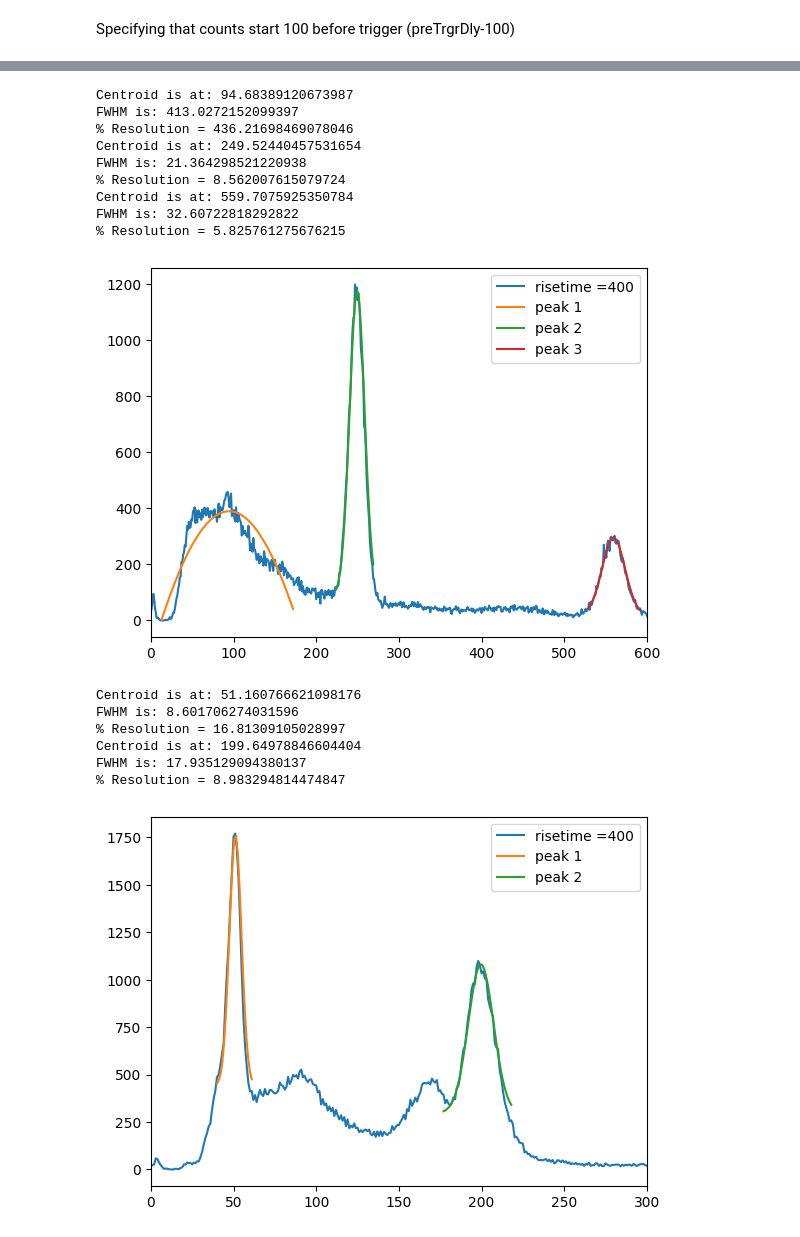
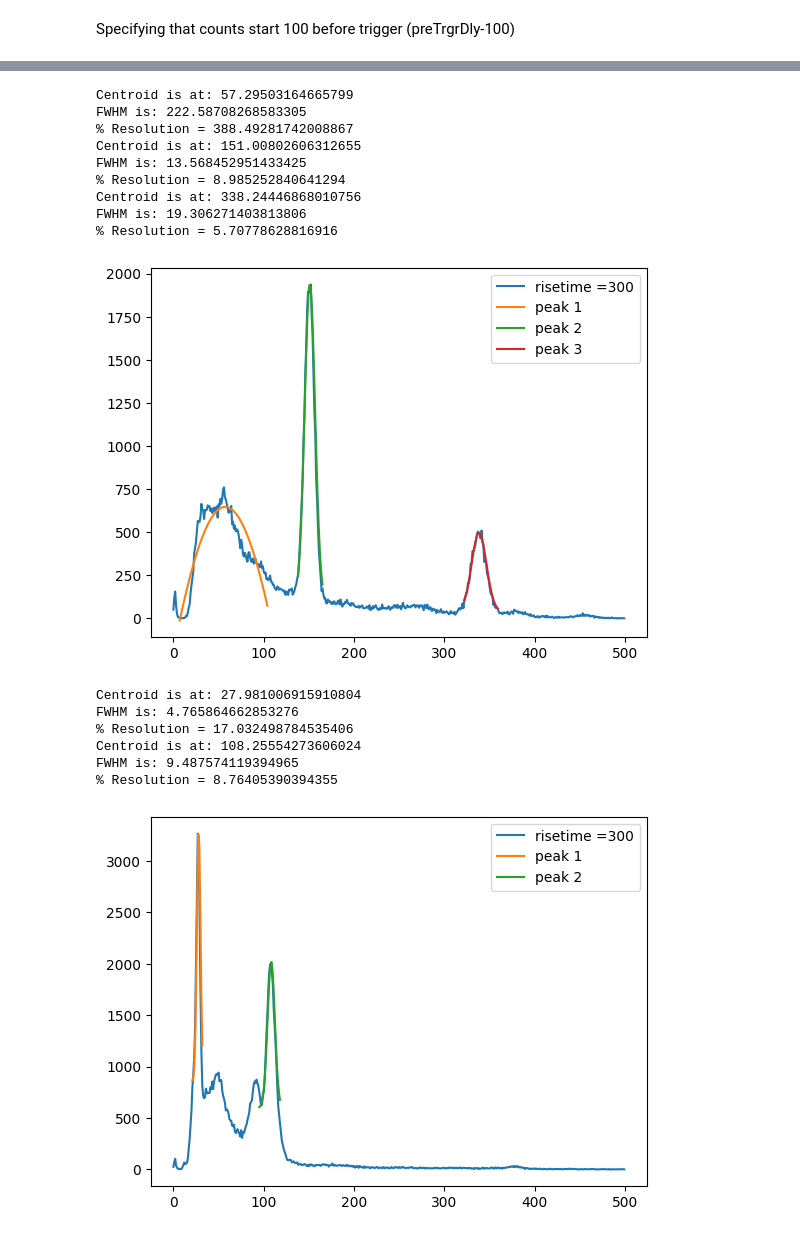
Before and after one commit to UCB-NE-204-2022/Devin_Thatcher_NE204, a Jupyter notebook: Lab2/Jupyter/NE204Lab2.ipynb, the cells around one changed output, grey strips where cells are left out. Cells and saved outputs as stored; diff of their text form; code cells hidden in the pictures.

```diff
--- a/Lab2/Jupyter/NE204Lab2.ipynb
+++ b/Lab2/Jupyter/NE204Lab2.ipynb
@@ -77,5 +78,5 @@ The initial pulses generally decay by about 400 counts in (1.6 microseconds). Do
 # %%
-filelocation = r"C:\Users\Operator\Documents\Devin\Code\Data\NaI_Co60_120s.h5"
+filelocation = r"C:\Users\Operator\Documents\Devin\Code\Data\NaI_Cs137_4cm_30.h5"
 events = 100000
 XRange = 2000
 preTrgrDly = 1000
@@ -86,7 +87,7 @@ risetime = 400
 
 spectra = CreateSpectra(filelocation, events, XRange, preTrgrDly, risetime)
 
-hist, bins = np.histogram(spectra, bins = 5000)
+hist, bins = np.histogram(spectra, bins = 1000, range = (0, 400000))
 plt.plot(range(np.size(hist)), hist, label="risetime =" + str(risetime))
 
 Xranges, coefficients, numberofpeaks, FWHMs = PeakInfo(hist, peakdistance, prominencefactor)
@@ -97,6 +98,5 @@ for i in range(numberofpeaks):
     print("% Resolution = " + str(100*2.35*coefficients[i][2]/coefficients[i][1]))
 
 plt.legend(loc='upper right')
-plt.xlim(0, 600)
 plt.show()
 # %% [output]
@@ -109,0 +219,24 @@ FWHM is: 25.14614280577782
+# %%
+filelocation = r"C:\Users\Operator\Documents\Devin\Code\Data\NaI_Co60_120s.h5"
+events = 100000
+XRange = 2000
+preTrgrDly = 1000
+peakdistance = 10
+prominencefactor = 2
+
+risetime = 300
+
+spectra = CreateSpectra(filelocation, events, XRange, preTrgrDly, risetime)
+
+hist, bins = np.histogram(spectra, bins = 500, range = (0, 200000))
+plt.plot(range(np.size(hist)), hist, label="risetime =" + str(risetime))
+
+Xranges, coefficients, numberofpeaks, FWHMs = PeakInfo(hist, peakdistance, prominencefactor)
+for i in range(numberofpeaks):
+    plt.plot(Xranges[i], Gaussian(Xranges[i], *coefficients[i]), label="peak " + str(i+1))
+    print("Centroid is at: " + str(coefficients[i][1]))
+    print("FWHM is: " + str(2.35*coefficients[i][2]))
+    print("% Resolution = " + str(100*2.35*coefficients[i][2]/coefficients[i][1]))
+
+plt.legend(loc='upper right')
+plt.show()
@@ -115,11 +256,11 @@ preTrgrDly = 1000
 peakdistance = 10
 prominencefactor = 8
 
-risetime = 400
+risetime = 300
 
 spectra = CreateSpectra(filelocation, events, XRange, preTrgrDly, risetime)
 
-hist, bins = np.histogram(spectra, bins = 5000)
+hist, bins = np.histogram(spectra, bins = 500, range = (0,200000))
 plt.plot(range(np.size(hist)), hist, label="risetime =" + str(risetime))
 
 Xranges, coefficients, numberofpeaks, FWHMs = PeakInfo(hist, peakdistance, prominencefactor)
@@ -130,6 +271,5 @@ for i in range(numberofpeaks):
     print("% Resolution = " + str(100*2.35*coefficients[i][2]/coefficients[i][1]))
 
 plt.legend(loc='upper right')
-plt.xlim(0, 600)
 plt.show()
 # %% [output]
@@ -148,11 +288,11 @@ preTrgrDly = 1000
 peakdistance = 10
 prominencefactor = 5
 
-risetime = 400
+risetime = 300
 
 spectra = CreateSpectra(filelocation, events, XRange, preTrgrDly, risetime)
 
-hist, bins = np.histogram(spectra, bins = 5000)
+hist, bins = np.histogram(spectra, bins = 500, range = (0,200000))
 plt.plot(range(np.size(hist)), hist, label="risetime =" + str(risetime))
 
 Xranges, coefficients, numberofpeaks, FWHMs = PeakInfo(hist, peakdistance, prominencefactor)
@@ -163,50 +303,48 @@ for i in range(numberofpeaks):
     print("% Resolution = " + str(100*2.35*coefficients[i][2]/coefficients[i][1]))
 
 plt.legend(loc='upper right')
-plt.xlim(0, 600)
 plt.show()
 # %% [output]
-Centroid is at: 94.68389120673987
-FWHM is: 413.0272152099397
-% Resolution = 436.21698469078046
-Centroid is at: 249.52440457531654
-FWHM is: 21.364298521220938
-% Resolution = 8.562007615079724
-Centroid is at: 559.7075925350784
-FWHM is: 32.60722818292822
-% Resolution = 5.825761275676215
+Centroid is at: 57.29503164665799
+FWHM is: 222.58708268583305
+% Resolution = 388.49281742008867
+Centroid is at: 151.00802606312655
+FWHM is: 13.568452951433425
+% Resolution = 8.985252840641294
+Centroid is at: 338.24446868010756
+FWHM is: 19.306271403813806
+% Resolution = 5.70778628816916
-[figure, old version]
+[figure, new version]
 # %%
 filelocation = r"C:\Users\Operator\Documents\Devin\Code\Data\NaI_Ba133_120s.h5"
 events = 100000
 XRange = 2000
 preTrgrDly = 1000
 peakdistance = 10
 prominencefactor = 4
 
-risetime = 400
+risetime = 300
 
 spectra = CreateSpectra(filelocation, events, XRange, preTrgrDly, risetime)
 
-hist, bins = np.histogram(spectra, bins = 5000)
+hist, bins = np.histogram(spectra, bins = 500, range = (0,200000))
 plt.plot(range(np.size(hist)), hist, label="risetime =" + str(risetime))
 
 Xranges, coefficients, numberofpeaks, FWHMs = PeakInfo(hist, peakdistance, prominencefactor)
 for i in range(numberofpeaks):
     plt.plot(Xranges[i], Gaussian(Xranges[i], *coefficients[i]), label="peak " + str(i+1))
     print("Centroid is at: " + str(coefficients[i][1]))
     print("FWHM is: " + str(2.35*coefficients[i][2]))
     print("% Resolution = " + str(100*2.35*coefficients[i][2]/coefficients[i][1]))
 
 plt.legend(loc='upper right')
-plt.xlim(0, 300)
 plt.show()
 # %% [output]
-Centroid is at: 51.160766621098176
-FWHM is: 8.601706274031596
-% Resolution = 16.81309105028997
-Centroid is at: 199.64978846604404
-FWHM is: 17.935129094380137
-% Resolution = 8.983294814474847
+Centroid is at: 27.981006915910804
+FWHM is: 4.765864662853276
+% Resolution = 17.032498784535406
+Centroid is at: 108.25554273606024
+FWHM is: 9.487574119394965
+% Resolution = 8.76405390394355
-[figure, old version]
+[figure, new version]
 # %%
```
Also changed, not shown: parts of 16 cells of this notebook.
